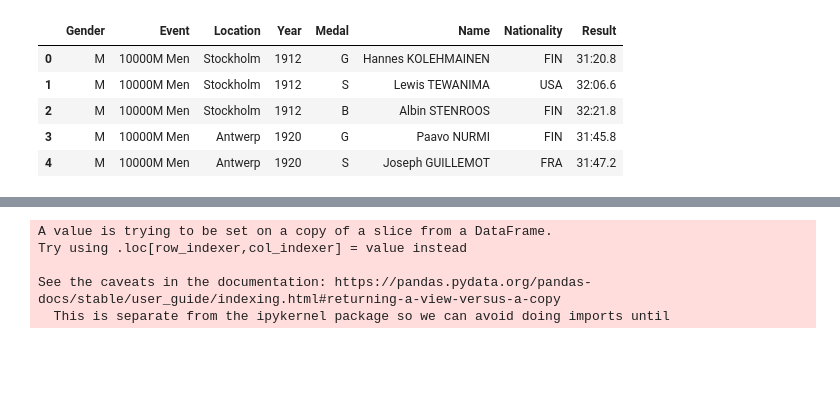
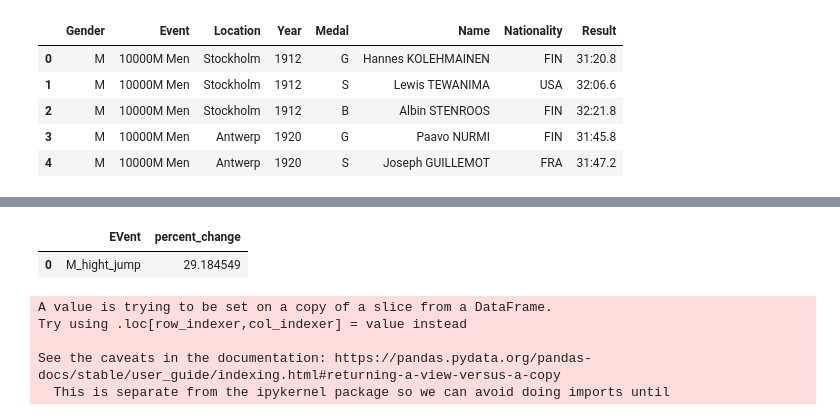
Before and after one commit to dstagner63/Project1, a Jupyter notebook: master_file.ipynb, the cells around one changed output, grey strips where cells are left out. Cells and saved outputs as stored; diff of their text form; code cells hidden in the pictures; blank space fills up the shorter version.

```diff
--- a/master_file.ipynb
+++ b/master_file.ipynb
@@ -34,3 +66,11 @@ w_800_df = olympic_data_df.loc[olympic_data_df["Event"] == "800M Women"]
+# %%
+m_hj = "M_hight_jump"
+
+df_test = pd.DataFrame({"EVent": m_hj, "percent_change": [a]})
+df_test
+# %% [output]
+|  | EVent | percent_change |
+| 0 | M_hight_jump | 29.184549 |
 # %%
 # Plot the results for Mens High Jump
 #Change result value into numberic value using lambda and then group by year
```
Also changed, not shown: parts of 3 cells of this notebook.
